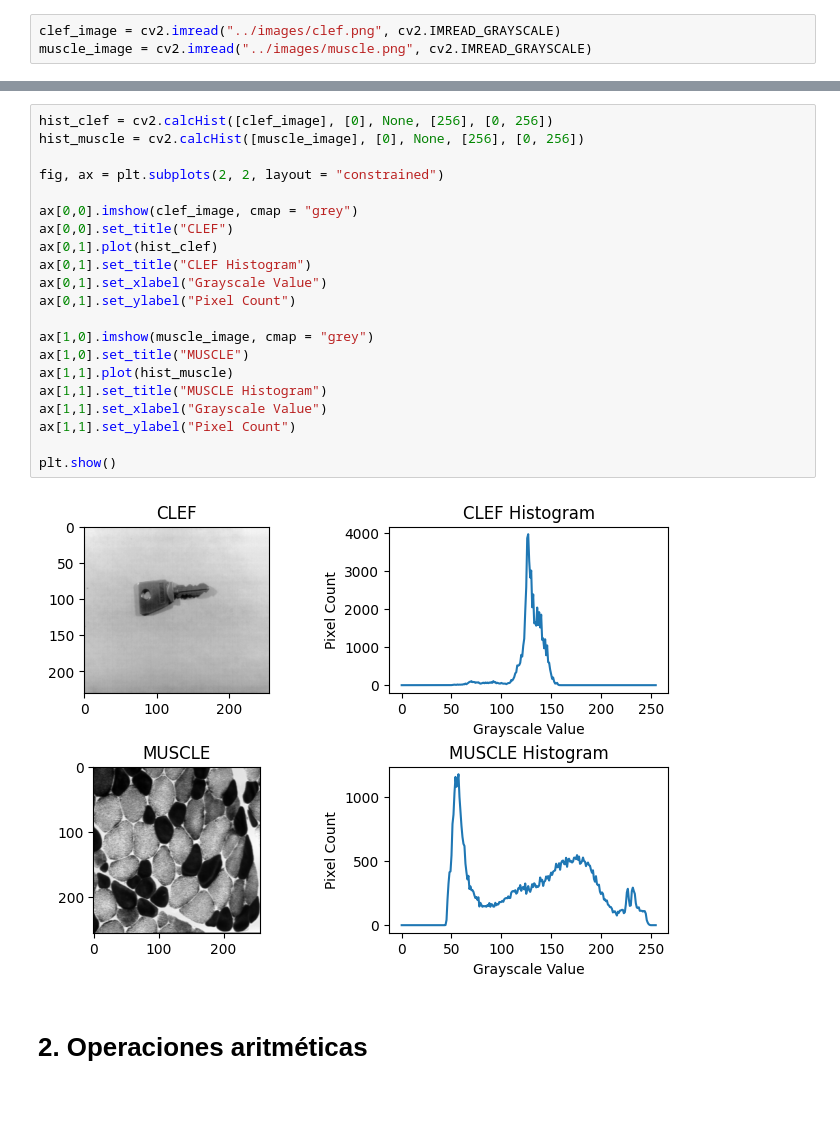
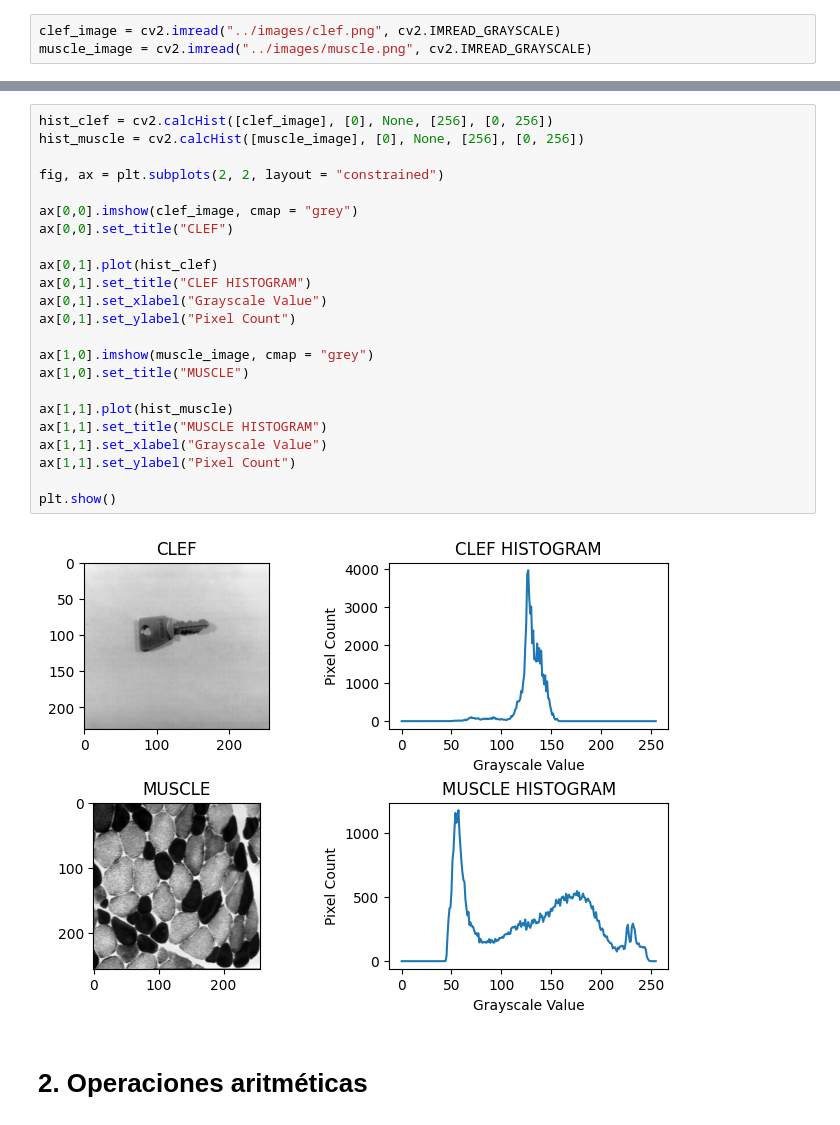
Before and after one commit to ISIS-4825-Assignments/Assignment-1, a Jupyter notebook: src/workshop_1.ipynb, the cells around one changed output, grey strips where cells are left out. Cells and saved outputs as stored; diff of their text form.

```diff
--- a/src/workshop_1.ipynb
+++ b/src/workshop_1.ipynb
@@ -21,26 +22,28 @@ plt.show()
 # %%
 hist_clef = cv2.calcHist([clef_image], [0], None, [256], [0, 256])
 hist_muscle = cv2.calcHist([muscle_image], [0], None, [256], [0, 256])
 
 fig, ax = plt.subplots(2, 2, layout = "constrained")
 
 ax[0,0].imshow(clef_image, cmap = "grey")
 ax[0,0].set_title("CLEF")
+
 ax[0,1].plot(hist_clef)
-ax[0,1].set_title("CLEF Histogram")
+ax[0,1].set_title("CLEF HISTOGRAM")
 ax[0,1].set_xlabel("Grayscale Value")
 ax[0,1].set_ylabel("Pixel Count")
 
 ax[1,0].imshow(muscle_image, cmap = "grey")
 ax[1,0].set_title("MUSCLE")
+
 ax[1,1].plot(hist_muscle)
-ax[1,1].set_title("MUSCLE Histogram")
+ax[1,1].set_title("MUSCLE HISTOGRAM")
 ax[1,1].set_xlabel("Grayscale Value")
 ax[1,1].set_ylabel("Pixel Count")
 
 plt.show()
 # %% [output]
-[figure, old version]
+[figure, new version]
 # %% [markdown]
 # 2. Operaciones aritméticas
 # %%
```
Also changed, not shown: parts of 22 cells of this notebook, 1 other file.
